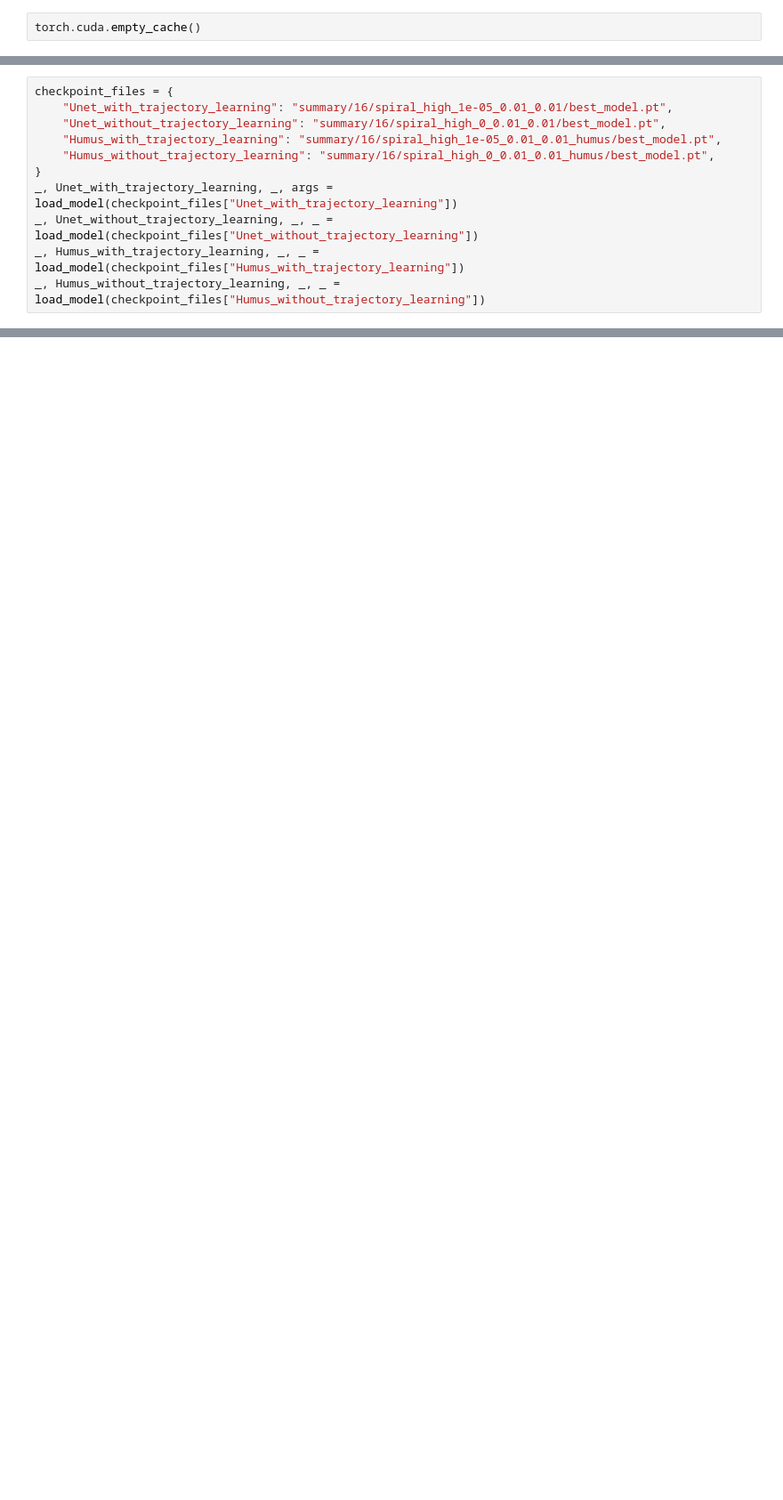
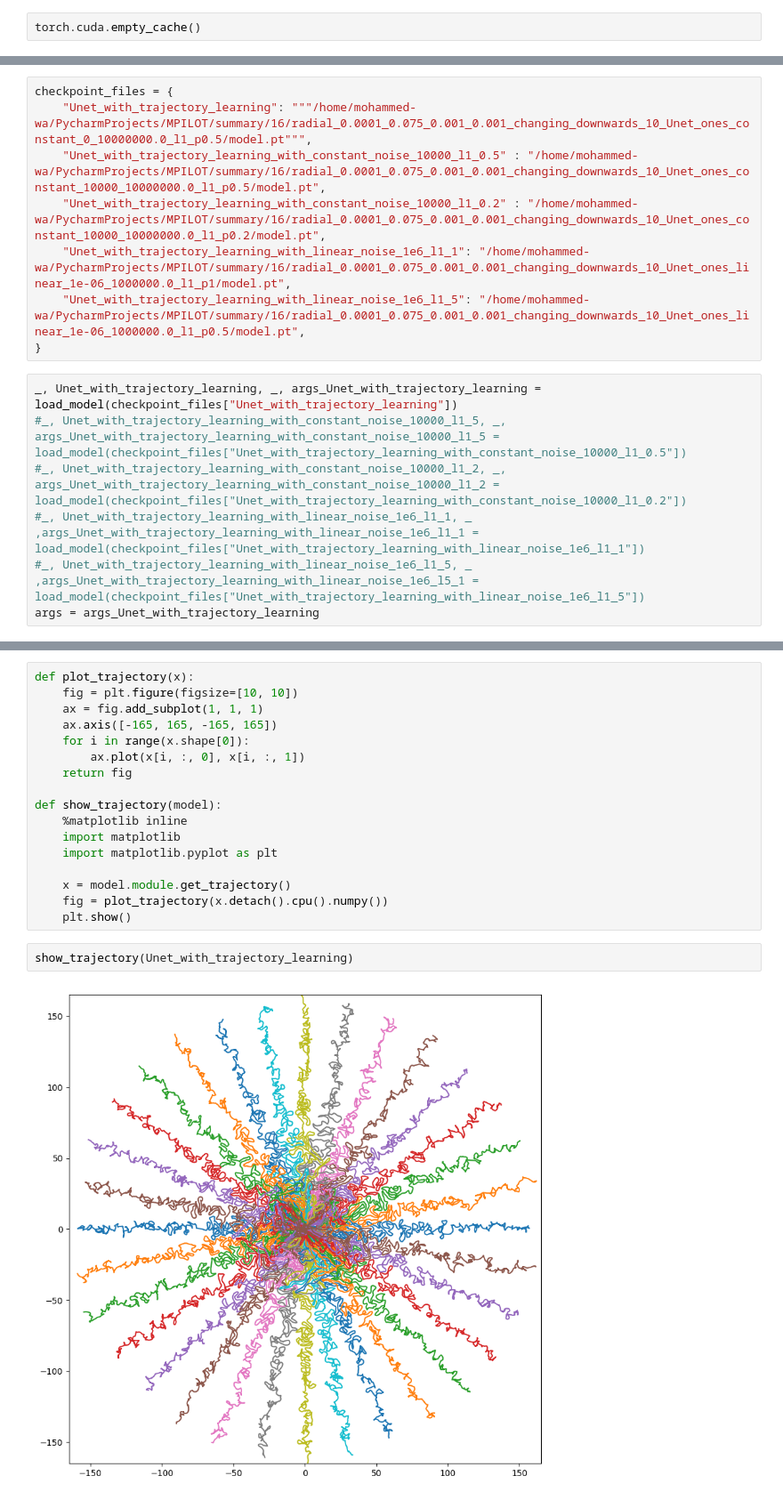
Before and after one commit to mohammedwttd/On-The-Role-of-K-Space-Acquisition-in-MRI-Reconstruction-Domain-Generalization, a Jupyter notebook: AttackingNotebook.ipynb, the cells around one changed output, grey strips where cells are left out. Shown at 89% size. Saved outputs shown, nothing was run; the diff lists cells and outputs as text; blank space fills up the shorter version.

Commit message:
Adding random and ones noise training

```diff
--- a/AttackingNotebook.ipynb
+++ b/AttackingNotebook.ipynb
@@ -194,11 +206,15 @@ humus_t_norm = (Humus_with_trajectory_learning.module.subsampling.x - Humus_with
+# %%
+checkpoint_files = {
+    "Unet_with_trajectory_learning": """/home/mohammed-wa/PycharmProjects/MPILOT/summary/16/radial_0.0001_0.075_0.001_0.001_changing_downwards_10_Unet_ones_constant_0_10000000.0_l1_p0.5/model.pt""",
+    "Unet_with_trajectory_learning_with_constant_noise_10000_l1_0.5" : "/home/mohammed-wa/PycharmProjects/MPILOT/summary/16/radial_0.0001_0.075_0.001_0.001_changing_downwards_10_Unet_ones_constant_10000_10000000.0_l1_p0.5/model.pt",
+    "Unet_with_trajectory_learning_with_constant_noise_10000_l1_0.2" : "/home/mohammed-wa/PycharmProjects/MPILOT/summary/16/radial_0.0001_0.075_0.001_0.001_changing_downwards_10_Unet_ones_constant_10000_10000000.0_l1_p0.2/model.pt",
+    "Unet_with_trajectory_learning_with_linear_noise_1e6_l1_1": "/home/mohammed-wa/PycharmProjects/MPILOT/summary/16/radial_0.0001_0.075_0.001_0.001_changing_downwards_10_Unet_ones_linear_1e-06_1000000.0_l1_p1/model.pt",
+    "Unet_with_trajectory_learning_with_linear_noise_1e6_l1_5": "/home/mohammed-wa/PycharmProjects/MPILOT/summary/16/radial_0.0001_0.075_0.001_0.001_changing_downwards_10_Unet_ones_linear_1e-06_1000000.0_l1_p0.5/model.pt",
+}
 # %%
-checkpoint_files = {
-    "Unet_with_trajectory_learning": "summary/16/spiral_high_1e-05_0.01_0.01/best_model.pt",
-    "Unet_without_trajectory_learning": "summary/16/spiral_high_0_0.01_0.01/best_model.pt",
-    "Humus_with_trajectory_learning": "summary/16/spiral_high_1e-05_0.01_0.01_humus/best_model.pt",
-    "Humus_without_trajectory_learning": "summary/16/spiral_high_0_0.01_0.01_humus/best_model.pt",
-}
-_, Unet_with_trajectory_learning, _, args = load_model(checkpoint_files["Unet_with_trajectory_learning"])
-_, Unet_without_trajectory_learning, _, _ = load_model(checkpoint_files["Unet_without_trajectory_learning"])
-_, Humus_with_trajectory_learning, _, _ = load_model(checkpoint_files["Humus_with_trajectory_learning"])
-_, Humus_without_trajectory_learning, _, _ = load_model(checkpoint_files["Humus_without_trajectory_learning"])
+_, Unet_with_trajectory_learning, _, args_Unet_with_trajectory_learning = load_model(checkpoint_files["Unet_with_trajectory_learning"])
+#_, Unet_with_trajectory_learning_with_constant_noise_10000_l1_5, _, args_Unet_with_trajectory_learning_with_constant_noise_10000_l1_5 = load_model(checkpoint_files["Unet_with_trajectory_learning_with_constant_noise_10000_l1_0.5"])
+#_, Unet_with_trajectory_learning_with_constant_noise_10000_l1_2, _, args_Unet_with_trajectory_learning_with_constant_noise_10000_l1_2 = load_model(checkpoint_files["Unet_with_trajectory_learning_with_constant_noise_10000_l1_0.2"])
+#_, Unet_with_trajectory_learning_with_linear_noise_1e6_l1_1, _ ,args_Unet_with_trajectory_learning_with_linear_noise_1e6_l1_1 = load_model(checkpoint_files["Unet_with_trajectory_learning_with_linear_noise_1e6_l1_1"])
+#_, Unet_with_trajectory_learning_with_linear_noise_1e6_l1_5, _ ,args_Unet_with_trajectory_learning_with_linear_noise_1e6_l5_1 = load_model(checkpoint_files["Unet_with_trajectory_learning_with_linear_noise_1e6_l1_5"])
+args = args_Unet_with_trajectory_learning
@@ -232,0 +233,21 @@ print(f"the diff in trajectory for the humus: {humus_t_norm}")
+# %%
+def plot_trajectory(x):
+    fig = plt.figure(figsize=[10, 10])
+    ax = fig.add_subplot(1, 1, 1)
+    ax.axis([-165, 165, -165, 165])
+    for i in range(x.shape[0]):
+        ax.plot(x[i, :, 0], x[i, :, 1])
+    return fig
+
+def show_trajectory(model):
+    %matplotlib inline
+    import matplotlib
+    import matplotlib.pyplot as plt
+
+    x = model.module.get_trajectory()
+    fig = plot_trajectory(x.detach().cpu().numpy())
+    plt.show()
+# %%
+show_trajectory(Unet_with_trajectory_learning)
+# %% [output]
+[figure, added]
```
Also changed, not shown: parts of 57 cells of this notebook, 7 other files.
